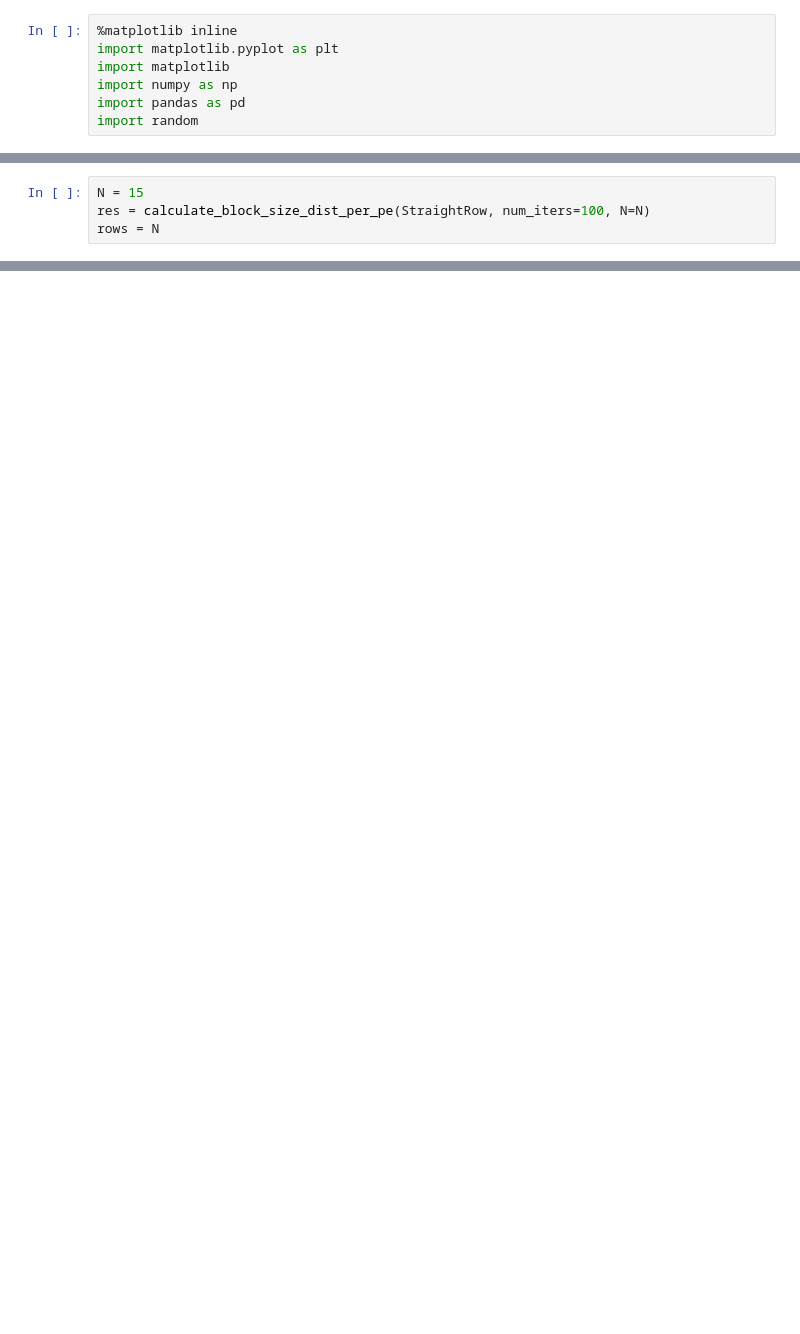
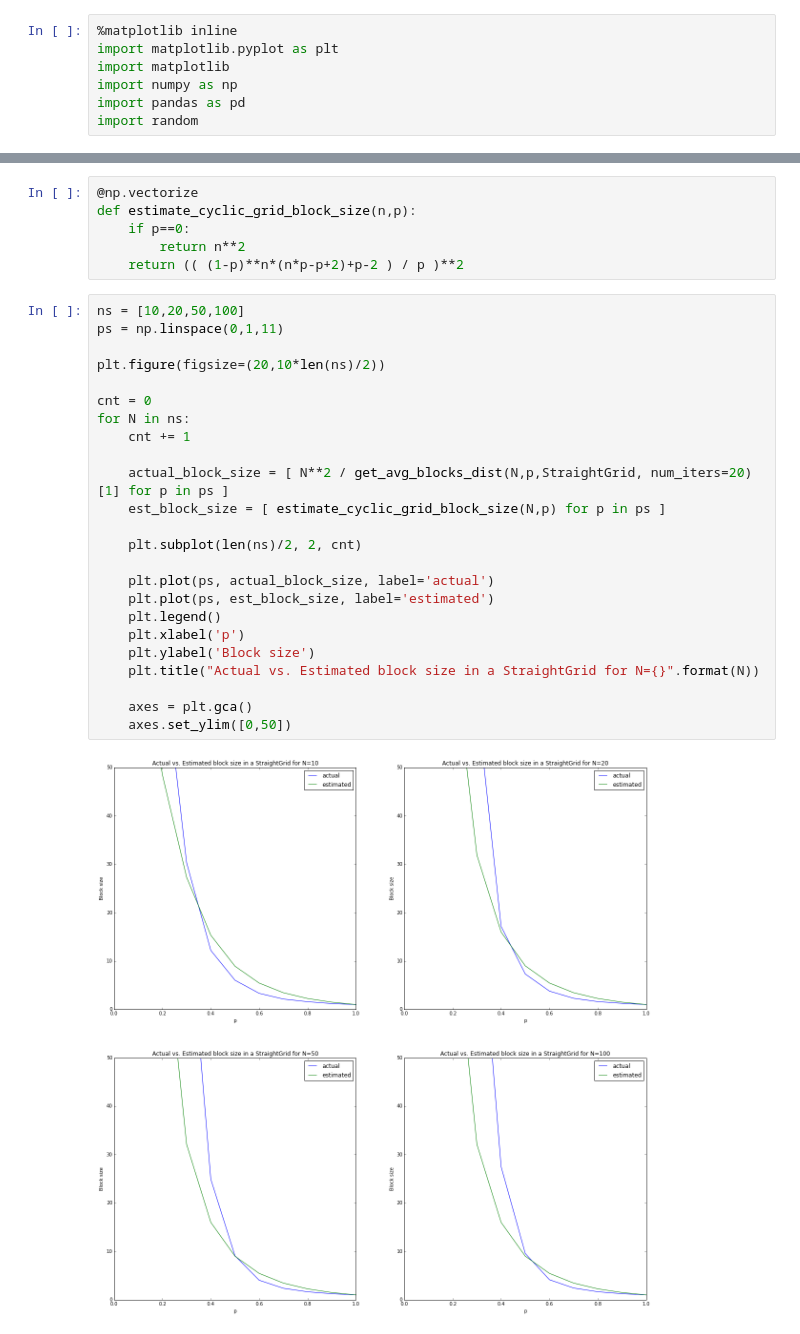
Before and after one commit to zachmoshe/zachmoshe.com-random-polygons, a Jupyter notebook: Random Polygons Part 1.ipynb, the cells around one changed output, grey strips where cells are left out. Saved outputs shown, nothing was run; the diff lists cells and outputs as text; blank space fills up the shorter version.

```diff
--- a/Random Polygons Part 1.ipynb
+++ b/Random Polygons Part 1.ipynb
@@ -207,4 +11,0 @@ Estimators are for CyclicRow though...
-# %%
-N = 15
-res = calculate_block_size_dist_per_pe(StraightRow, num_iters=100, N=N)
-rows = N
@@ -716,0 +250,32 @@ Name: 100, dtype: float64
+# %%
+@np.vectorize
+def estimate_cyclic_grid_block_size(n,p):
+    if p==0:
+        return n**2
+    return (( (1-p)**n*(n*p-p+2)+p-2 ) / p )**2
+# %%
+ns = [10,20,50,100]
+ps = np.linspace(0,1,11)
+
+plt.figure(figsize=(20,10*len(ns)/2))
+
+cnt = 0
+for N in ns:
+    cnt += 1
+
+    actual_block_size = [ N**2 / get_avg_blocks_dist(N,p,StraightGrid, num_iters=20)[1] for p in ps ]
+    est_block_size = [ estimate_cyclic_grid_block_size(N,p) for p in ps ]
+
+    plt.subplot(len(ns)/2, 2, cnt)
+
+    plt.plot(ps, actual_block_size, label='actual')
+    plt.plot(ps, est_block_size, label='estimated')
+    plt.legend()
+    plt.xlabel('p')
+    plt.ylabel('Block size')
+    plt.title("Actual vs. Estimated block size in a StraightGrid for N={}".format(N))
+
+    axes = plt.gca()
+    axes.set_ylim([0,50])
+# %% [output]
+[figure, added]
```
Also changed, not shown: parts of 62 cells of this notebook.
